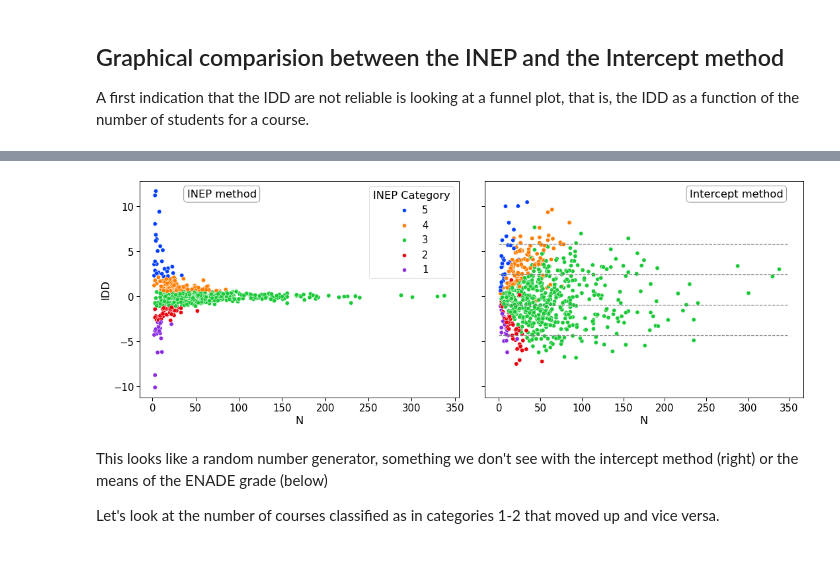
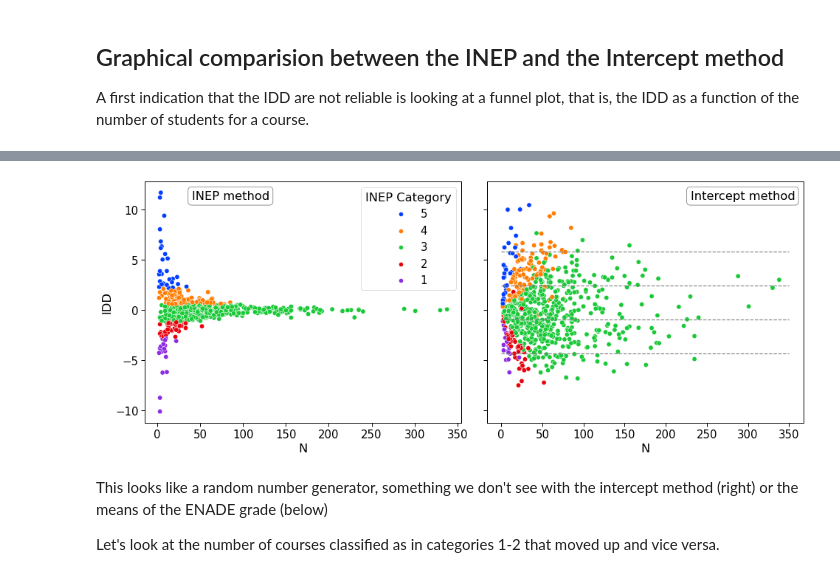
Before and after one commit to ewout/idd, a Jupyter notebook: 2-CalculateIDDs.ipynb, the cells around one changed output, grey strips where cells are left out. Saved outputs shown, nothing was run; the diff lists cells and outputs as text; code cells hidden in the pictures.

```diff
--- a/2-CalculateIDDs.ipynb
+++ b/2-CalculateIDDs.ipynb
@@ -107,0 +192,13 @@ In the simulated data above, we depict four hypothecical courses with different
+# %%
+sns.set_context('paper',font_scale=1.7)
+fig,axs = plt.subplots(1,2,figsize=(16,6),sharex=False)
+p = sns.color_palette('bright',5)
+fig1a(axs[0],p)
+axs[0].set_title("Simulated data")
+p = sns.color_palette('bright',2)
+fig1b(axs[1],p)
+axs[1].set_title("Civil Engineering (2019)")
+
+
+fn= "figs/figure1.svg"
+plt.savefig(fn,bbox_inches='tight')
@@ -212,8 +284,10 @@ print(len(set(filtered(inep19).curso) - set(md19.curso) ))
 To see if we can reproduce INEP's calcultations. We'll use the Lmer function of R, through the Pymer interface, to calculate the linear mixed effects model.
 # %%
 from pymer4.models import Lmer
+area = 5710 # Civil Engineering
+#area = 12 # Medicine
 formula = 'nota ~  ch + cn + mt + lc + (1|curso)'
-model1 = Lmer(formula,data=md19.query("area == 12"))
+model1 = Lmer(formula,data=md19.query("area == @area"))
 model1.fit()
 # %% [output]
 Formula: nota~ch+cn+mt+lc+(1|curso)
@@ -710,34 +741,36 @@ intercept = intercept.join(finep19a.set_index('curso')['idd_faixa'])
 
 #cmap=plt.cm.get_cmap('viridis',5)
 #sns.set_palette([cmap(x) for x in range(1,6)])
-sns.set_palette('bright',5)
-psize=40
+def figfunnel(axs):
+    psize=40
 
-sns.set_context('paper',font_scale=1.7)
-fig,axs = plt.subplots(1,2,figsize=(18,6),sharey=True)
-hue_order = ['5','4','3','2','1']
-sns.scatterplot(data=finep19a,x='N',y='idd',hue='idd_faixa',hue_order=hue_order,s=psize,ax=axs[0])
+    hue_order = ['5','4','3','2','1']
+    sns.scatterplot(data=finep19a,x='N',y='idd',hue='idd_faixa',hue_order=hue_order,s=psize,ax=axs[0])
 
-#c1,c2,c3,c4 = cutoffs_on_idd_scale(finep19a['idd'])
-#axs[0].hlines([c1,c2,c3,c4],0,350)
-axs[0].set_ylabel("IDD")
+    #c1,c2,c3,c4 = cutoffs_on_idd_scale(finep19a['idd'])
+    #axs[0].hlines([c1,c2,c3,c4],0,350)
+    axs[0].set_ylabel("IDD")
 
-#axs[0].legend(loc='lower right')
-leg = axs[0].get_legend()
-leg.set_title("INEP Category")
+    #axs[0].legend(loc='lower right')
+    leg = axs[0].get_legend()
+    leg.set_title("INEP Category")
 
-sns.scatterplot(data=intercept,x='N',y='idd',hue='idd_faixa',hue_order=hue_order,legend=False,s=psize,ax=axs[1])
+    sns.scatterplot(data=intercept,x='N',y='idd',hue='idd_faixa',hue_order=hue_order,legend=False,s=psize,ax=axs[1])
 
 
-axs[0].text(40,11,"INEP method", color='black',bbox=dict(facecolor='none',edgecolor='gray',boxstyle='round'))
-axs[1].text(230,11,"Intercept method", color='black',bbox=dict(facecolor='none',edgecolor='gray',boxstyle='round'))
+    axs[0].text(40,11,"INEP method", color='black',bbox=dict(facecolor='none',edgecolor='gray',boxstyle='round'))
+    axs[1].text(230,11,"Intercept method", color='black',bbox=dict(facecolor='none',edgecolor='gray',boxstyle='round'))
 
-c1,c2,c3,c4 = cutoffs_on_idd_scale(intercept['idd'])
-axs[1].hlines([c1,c2,c3,c4],0,350,colors='gray',linestyles='dashed')
-plt.subplots_adjust(wspace=0.08)
+    c1,c2,c3,c4 = cutoffs_on_idd_scale(intercept['idd'])
+    axs[1].hlines([c1,c2,c3,c4],0,350,colors='gray',linestyles='dashed')
+    plt.subplots_adjust(wspace=0.08)
 
-for dpi in [50,300]:
-     fn = 'figs/idd-comp-{}-{}.png'.format(area,dpi)
-     plt.savefig(fn,dpi=dpi)
+sns.set_palette('bright',5)
+sns.set_context('paper',font_scale=1.7)
+fig,axs = plt.subplots(1,2,figsize=(16,6),sharey=True)
+figfunnel(axs)
+
+fn = 'figs/idd-comp-{}.svg'.format(area)
+plt.savefig(fn,bbox_inches='tight')
 # %% [output]
 Area 5710, with Nmin 2 and Ncursos 715
@@ -746,4 +779,4 @@ Wall time: 24.2 s
-[figure, old version]
+[figure, new version]
 # %% [markdown]
 This looks like a random number generator, something we don't see with the intercept method (right) or the means of the ENADE grade (below)
 
```
Also changed, not shown: parts of 53 cells of this notebook, 14 other files.
